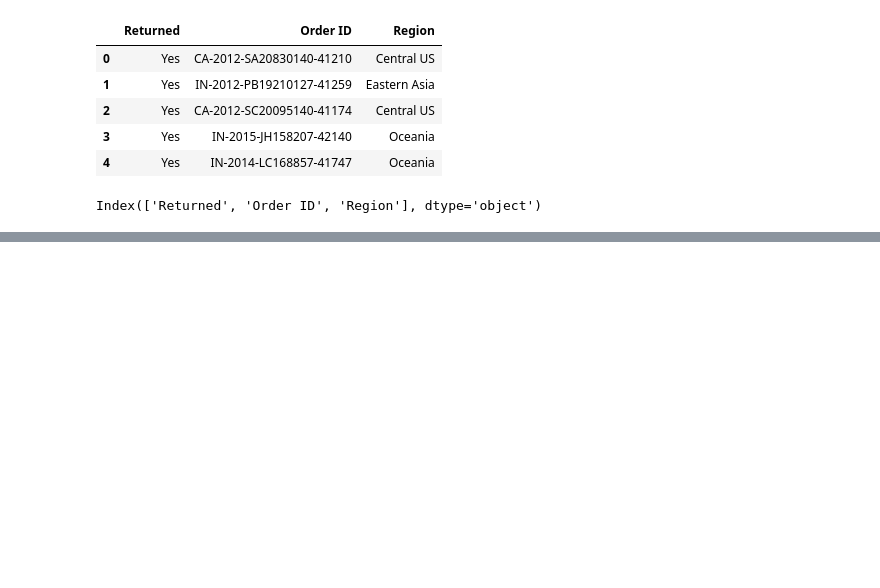
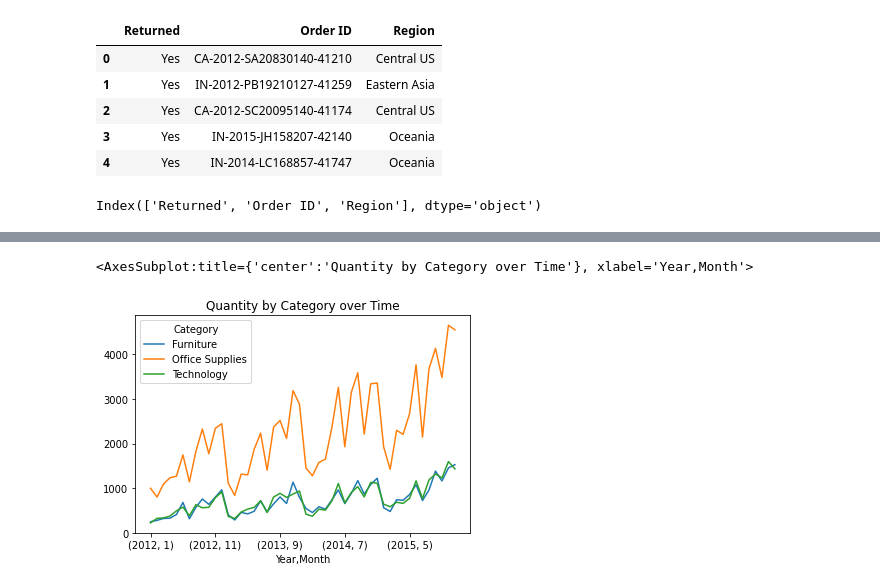
Before and after one commit to tam3ourine/ML-Lab, a Jupyter notebook: ML Lab Notebook.ipynb, the cells around one changed output, grey strips where cells are left out. Saved outputs shown, nothing was run; the diff lists cells and outputs as text; code cells hidden in the pictures; blank space fills up the shorter version.

```diff
--- a/ML Lab Notebook.ipynb
+++ b/ML Lab Notebook.ipynb
@@ -50,0 +388,10 @@ Index(['Returned', 'Order ID', 'Region'], dtype='object')
+# %%
+seacat_quant.plot(
+    y=seacat_quant.columns,
+    title='Quantity by Category over Time'
+)
+
+#cyclical pattern, with overall increase per year, with Office Supplies having highest quantity
+# %% [output]
+<AxesSubplot:title={'center':'Quantity by Category over Time'}, xlabel='Year,Month'>
+[figure, added]
```
Also changed, not shown: parts of 61 cells of this notebook, 1 other file.
